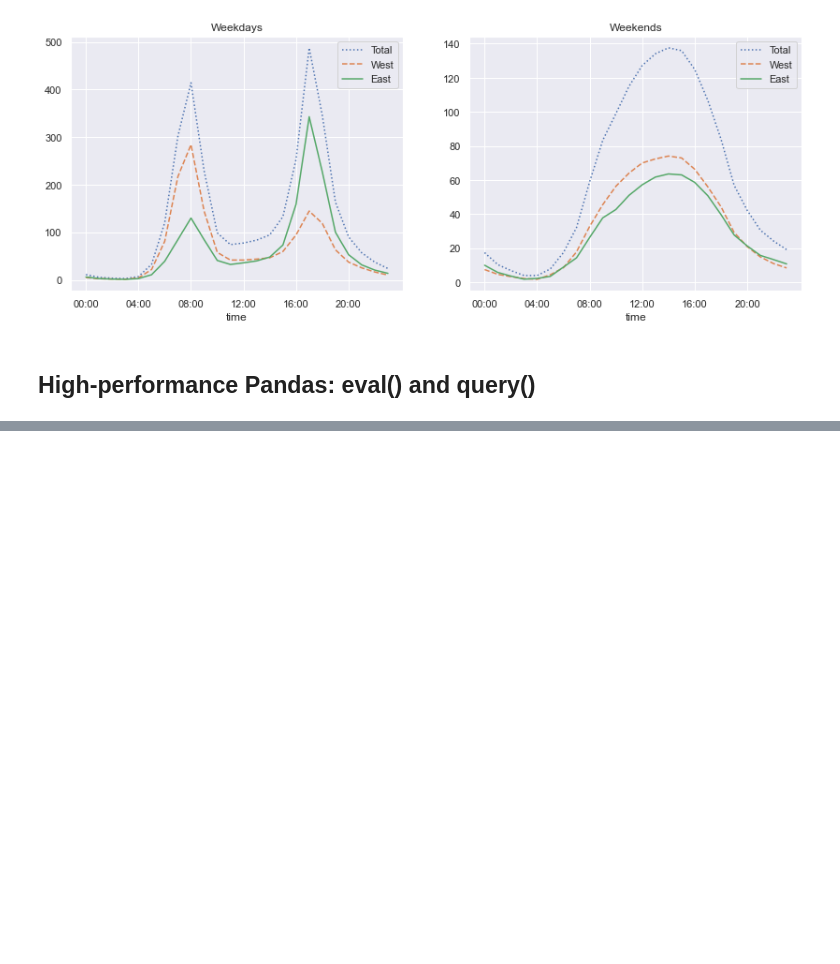
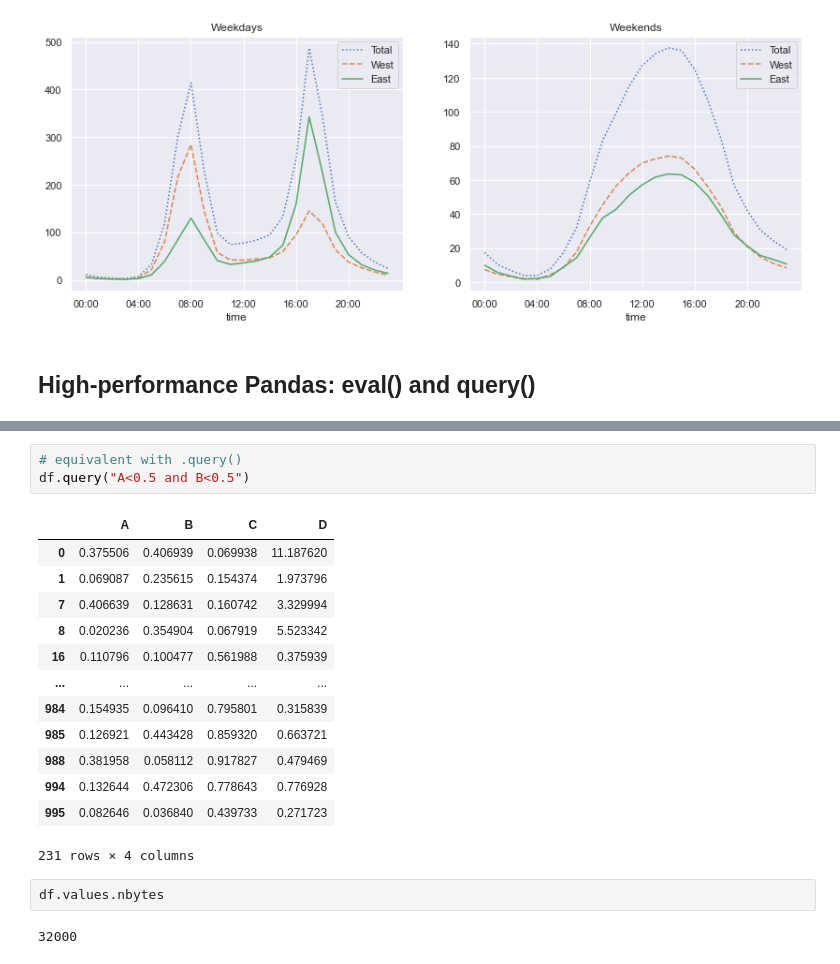
Before and after one commit to chriskestri/PDSH, a Jupyter notebook: pdsh_ch3_pandas.ipynb, the cells around one changed output, grey strips where cells are left out. Cells and saved outputs as stored; diff of their text form; blank space fills up the shorter version.

```diff
--- a/pdsh_ch3_pandas.ipynb
+++ b/pdsh_ch3_pandas.ipynb
@@ -2651,0 +2762,21 @@ dtype: int32
+# %%
+# equivalent with .query()
+df.query("A<0.5 and B<0.5")
+# %% [output]
+|  | A | B | C | D |
+| 0 | 0.375506 | 0.406939 | 0.069938 | 11.187620 |
+| 1 | 0.069087 | 0.235615 | 0.154374 | 1.973796 |
+| 7 | 0.406639 | 0.128631 | 0.160742 | 3.329994 |
+| 8 | 0.020236 | 0.354904 | 0.067919 | 5.523342 |
+| 16 | 0.110796 | 0.100477 | 0.561988 | 0.375939 |
+| ... | ... | ... | ... | ... |
+| 984 | 0.154935 | 0.096410 | 0.795801 | 0.315839 |
+| 985 | 0.126921 | 0.443428 | 0.859320 | 0.663721 |
+| 988 | 0.381958 | 0.058112 | 0.917827 | 0.479469 |
+| 994 | 0.132644 | 0.472306 | 0.778643 | 0.776928 |
+| 995 | 0.082646 | 0.036840 | 0.439733 | 0.271723 |
+231 rows × 4 columns
+# %%
+df.values.nbytes
+# %% [output]
+32000
```
Also changed, not shown: parts of 11 cells of this notebook.
